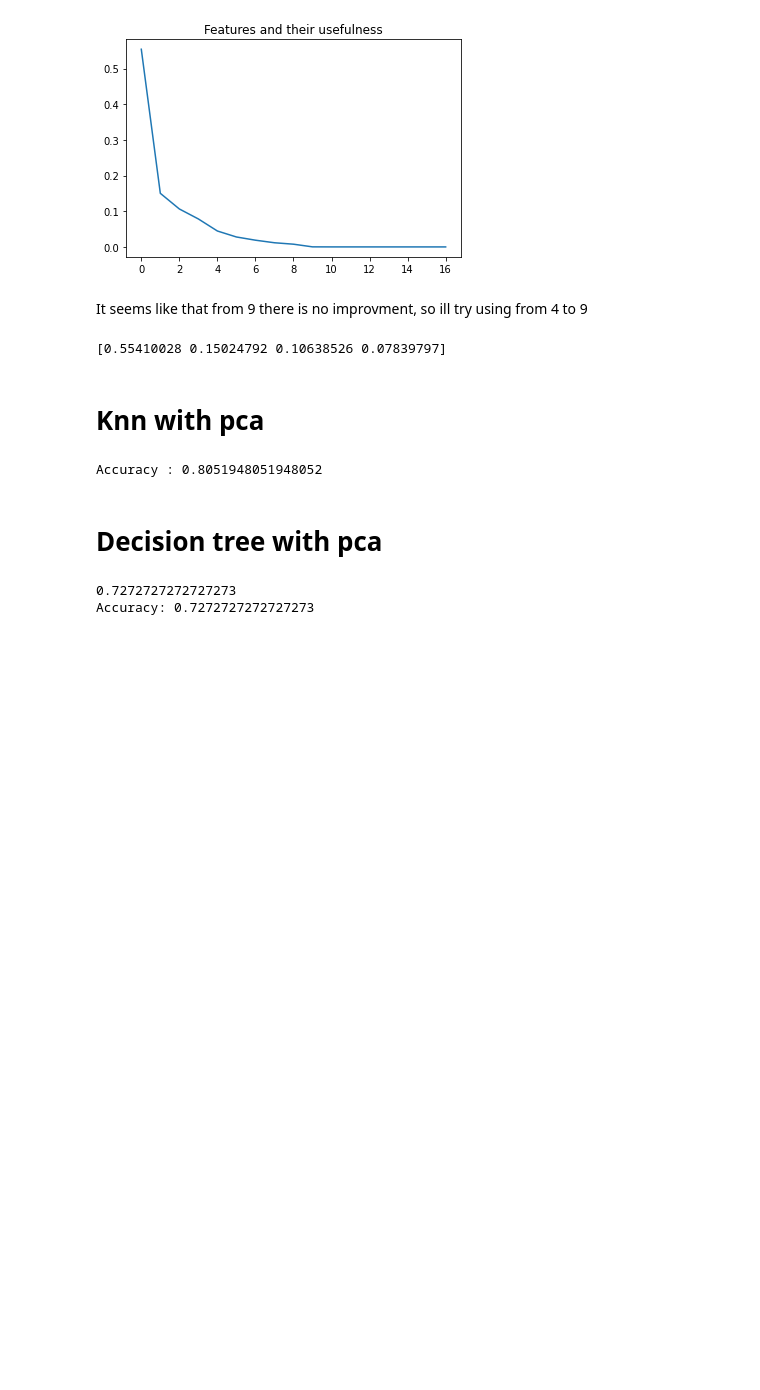
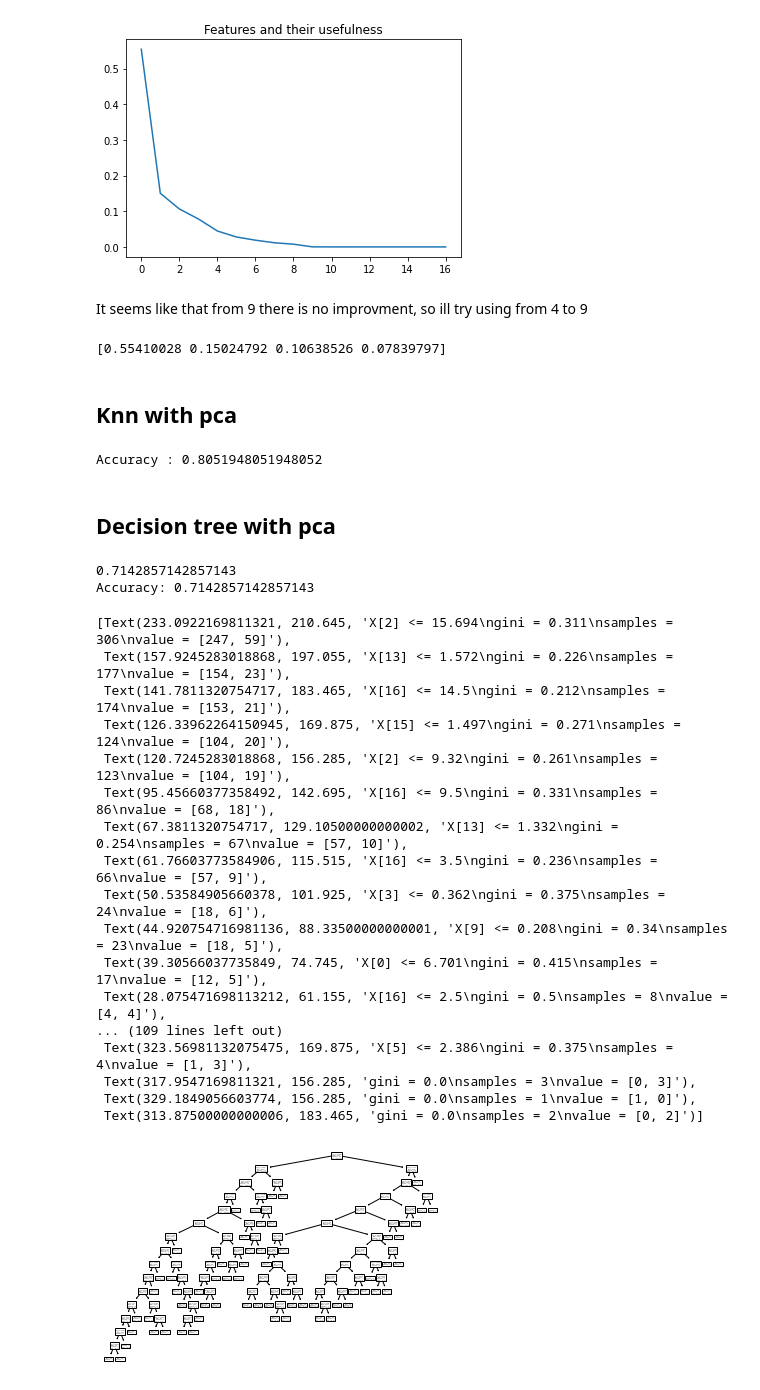
Before and after one commit to dvirs12345/Final-project, a Jupyter notebook: Hazana/plotprotien.ipynb, the cells around one changed output. Saved outputs shown, nothing was run; the diff lists cells and outputs as text; code cells hidden in the pictures; blank space fills up the shorter version.

```diff
--- a/Hazana/plotprotien.ipynb
+++ b/Hazana/plotprotien.ipynb
@@ -271,7 +285,7 @@ print(fit.explained_variance_ratio_)
 # %% [output]
 [0.55410028 0.15024792 0.10638526 0.07839797]
 # %% [markdown]
-# Knn with pca
+## Knn with pca
 # %%
 knn = KNeighborsClassifier(80)
 knn.fit(X_train,y_train)
@@ -281,17 +295,38 @@ print('Accuracy :', score)
 # %% [output]
 Accuracy : 0.8051948051948052
 # %% [markdown]
-# Decision tree with pca
+## Decision tree with pca
 # %%
-clf = tree.DecisionTreeClassifier()
-clf.fit(X_train, y_train)
+clf2 = tree.DecisionTreeClassifier()
+clf2.fit(X_train, y_train)
 
-print(clf.score(X_test,y_test))
-y_pred = clf.predict(X_test)
+print(clf2.score(X_test,y_test))
+y_pred = clf2.predict(X_test)
 print("Accuracy:",metrics.accuracy_score(y_test, y_pred))
 # %% [output]
-0.7272727272727273
-Accuracy: 0.7272727272727273
+0.7142857142857143
+Accuracy: 0.7142857142857143
+# %%
+tree.plot_tree(clf)
+# %% [output]
+[Text(233.0922169811321, 210.645, 'X[2] <= 15.694\ngini = 0.311\nsamples = 306\nvalue = [247, 59]'),
+ Text(157.9245283018868, 197.055, 'X[13] <= 1.572\ngini = 0.226\nsamples = 177\nvalue = [154, 23]'),
+ Text(141.7811320754717, 183.465, 'X[16] <= 14.5\ngini = 0.212\nsamples = 174\nvalue = [153, 21]'),
+ Text(126.33962264150945, 169.875, 'X[15] <= 1.497\ngini = 0.271\nsamples = 124\nvalue = [104, 20]'),
+ Text(120.7245283018868, 156.285, 'X[2] <= 9.32\ngini = 0.261\nsamples = 123\nvalue = [104, 19]'),
+ Text(95.45660377358492, 142.695, 'X[16] <= 9.5\ngini = 0.331\nsamples = 86\nvalue = [68, 18]'),
+ Text(67.3811320754717, 129.10500000000002, 'X[13] <= 1.332\ngini = 0.254\nsamples = 67\nvalue = [57, 10]'),
+ Text(61.76603773584906, 115.515, 'X[16] <= 3.5\ngini = 0.236\nsamples = 66\nvalue = [57, 9]'),
+ Text(50.53584905660378, 101.925, 'X[3] <= 0.362\ngini = 0.375\nsamples = 24\nvalue = [18, 6]'),
+ Text(44.920754716981136, 88.33500000000001, 'X[9] <= 0.208\ngini = 0.34\nsamples = 23\nvalue = [18, 5]'),
+ Text(39.30566037735849, 74.745, 'X[0] <= 6.701\ngini = 0.415\nsamples = 17\nvalue = [12, 5]'),
+ Text(28.075471698113212, 61.155, 'X[16] <= 2.5\ngini = 0.5\nsamples = 8\nvalue = [4, 4]'),
+... (109 lines left out)
+ Text(323.56981132075475, 169.875, 'X[5] <= 2.386\ngini = 0.375\nsamples = 4\nvalue = [1, 3]'),
+ Text(317.9547169811321, 156.285, 'gini = 0.0\nsamples = 3\nvalue = [0, 3]'),
+ Text(329.1849056603774, 156.285, 'gini = 0.0\nsamples = 1\nvalue = [1, 0]'),
+ Text(313.87500000000006, 183.465, 'gini = 0.0\nsamples = 2\nvalue = [0, 2]')]
+[figure, added]
 # %%
 X_train = saveX_train
 X_test = saveX_test
```
Also changed, not shown: parts of 16 cells of this notebook.
